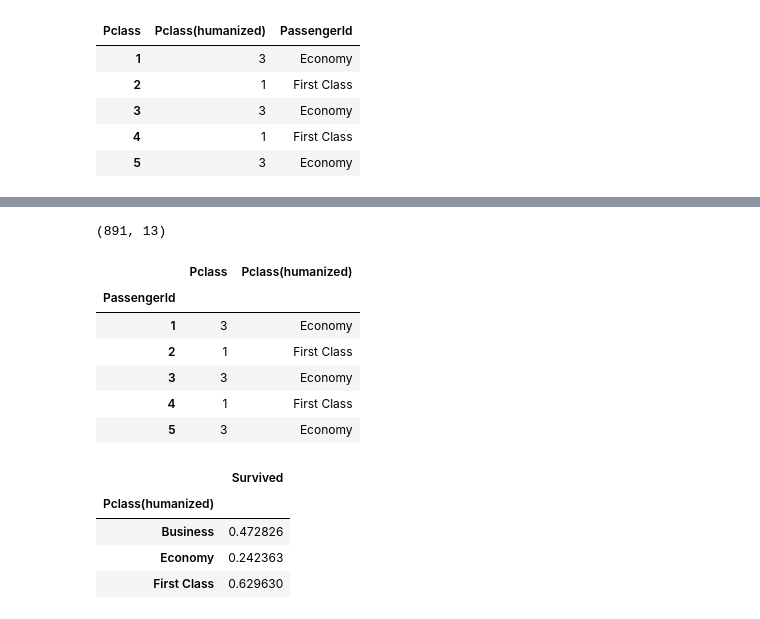
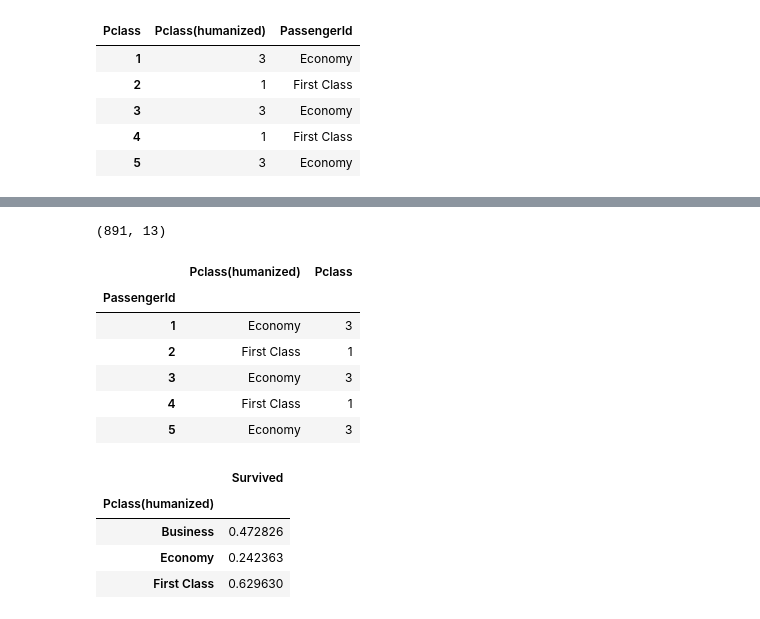
Before and after one commit to sunyeongchoi/mypython, a Jupyter notebook: webscrap_source/05-explore-titanic-using-pandas(question).ipynb, the cells around one changed output, grey strips where cells are left out. Saved outputs shown, nothing was run; the diff lists cells and outputs as text; code cells hidden in the pictures.

```diff
--- a/webscrap_source/05-explore-titanic-using-pandas(question).ipynb
+++ b/webscrap_source/05-explore-titanic-using-pandas(question).ipynb
@@ -103,16 +114,9 @@ HTML(filename="html/table1.html")
 # **** <문제4> ****
 # 먼저 Survived 컬럼이 0인 승객을 색인합니다. 이후 Survived(humanized)라는 이름의
 # 새로운 컬럼을 만들어 여기에 Perish 라는 값을 넣습니다.
-
+train.loc[train['Survived'] == 0,'Survived(humanized)'] = 'Perish'
 # 비슷하게 Survived 컬럼이 1인 승객을 찾아 Survived(humanized)에 Survived라는 값을 넣습니다.
-sh_list = []
-for passenger_id in train["Survived"]:
-    if passenger_id == 0:
-        sh_list.append('Perish')
-    else:
-        sh_list.append('Survived')
-train['Survived(humanized)'] = sh_list
-
+train.loc[train['Survived'] == 1,'Survived(humanized)'] = 'Survived'
 
 # train 변수에 할당된 데이터의 행렬 사이즈를 출력합니다.
 # 출력은 (row, column) 으로 표시됩니다.
@@ -171,16 +175,3 @@ HTML(filename="html/table2.html")
 | 3 | 3 | Economy |
 | 4 | 1 | First Class |
 | 5 | 3 | Economy |
-# %%
-train = train.rename(columns={'Pclass':'Pclass(humanized)'})
-
-pass_list = []
-for i in train['Pclass(humanized)']:
-    if i == 1:
-        pass_list.append('First Class')
-    elif i == 2:
-        pass_list.append('Business')
-    else:
-        pass_list.append('Economy')
-train['PassengerId'] = pass_list
-train[['Pclass(humanized)','PassengerId']].head()
@@ -195,29 +178,30 @@ train[['Pclass(humanized)','PassengerId']].head()
 # %%
 # **** <문제6> ****
 # 먼저 Pclass 컬럼이 1인 승객을 색인합니다. 이후 Pclass(humanized)라는 이름의
 # 새로운 컬럼을 만들어 여기에 "First Class" 라는 값을 넣습니다.
-
+train.loc[train['Pclass'] == 1,'Pclass(humanized)'] = 'First Class'
 
 # 비슷하게 Pclass 컬럼이 2인 승객을 찾아 Pclass(humanized)에 "Business" 라는 값을 넣습니다.
-
+train.loc[train['Pclass'] == 2,'Pclass(humanized)'] = 'Business'
 
 # 비슷하게 Pclass 컬럼이 3인 승객을 찾아 Pclass(humanized)에 "Economy" 라는 값을 넣습니다.
-
+train.loc[train['Pclass'] == 3,'Pclass(humanized)'] = 'Economy'
 
 # train 변수에 할당된 데이터의 행렬 사이즈를 출력합니다.
 # 출력은 (row, column) 으로 표시됩니다.
-
+print(train.shape)
 
 # Pclass 컬럼과 Pclass(humanized) 컬럼 두 개를 출력하여 비교합니다.
+train[['Pclass(humanized)','Pclass']].head()
 # %% [output]
 (891, 13)
-|  | Pclass | Pclass(humanized) |
+|  | Pclass(humanized) | Pclass |
 | PassengerId |  |  |
-| 1 | 3 | Economy |
-| 2 | 1 | First Class |
-| 3 | 3 | Economy |
-| 4 | 1 | First Class |
-| 5 | 3 | Economy |
+| 1 | Economy | 3 |
+| 2 | First Class | 1 |
+| 3 | Economy | 3 |
+| 4 | First Class | 1 |
+| 5 | Economy | 3 |
 # %%
 #이번에는 Pclass가 아닌 새롭게 만든 Pclass(humanized) 컬럼으로 pivot_table을 만들어주세요. 최종적으로는 다음의 결과가 나와야 합니다.
 from IPython.display import HTML
```
Also changed, not shown: parts of 19 cells of this notebook, 7 other files.
